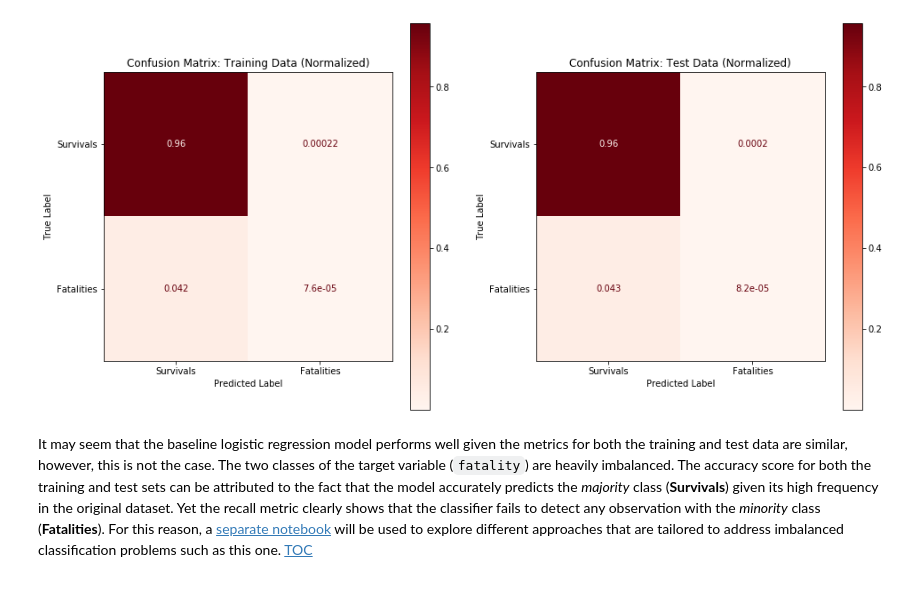
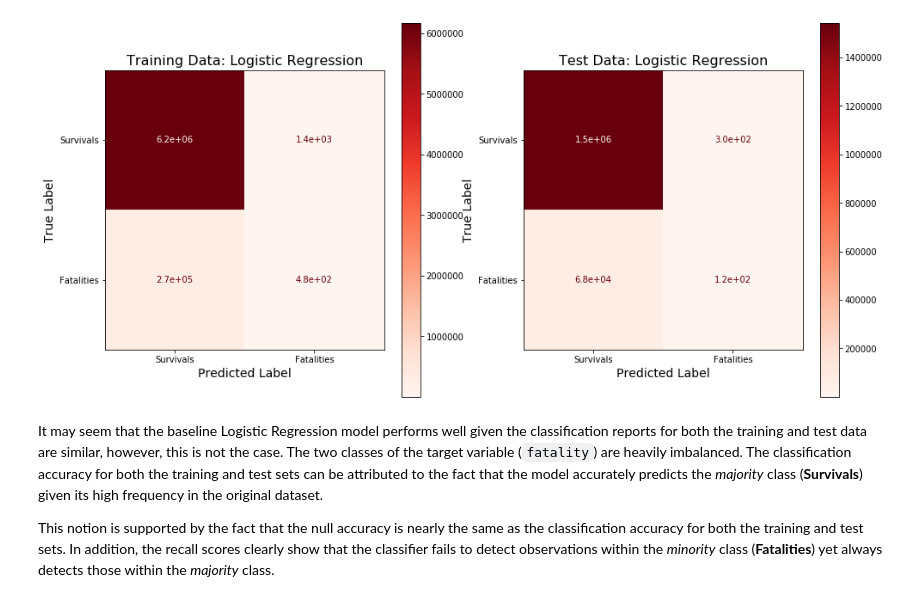
Before and after one commit to JD-Williams/Springboard, a Jupyter notebook: Capstones/Capstone 1/code/CP1-04a_MLA.ipynb, the cells around one changed output. Drawn from its saved outputs; the diff is of its cells as text; code cells hidden in the pictures.

Commit message:
Changed visualizations in CP1-04a

```diff
--- a/Capstones/Capstone 1/code/CP1-04a_MLA.ipynb
+++ b/Capstones/Capstone 1/code/CP1-04a_MLA.ipynb
@@ -277,10 +341,9 @@ Applying binary encoding increases the number of feature variables in the clean
-# %%
-# Split the binary encoded data into a training and test set
-X_train, X_test, y_train, y_test = train_test_split(X_bin, y_bin, test_size=0.25, random_state=1025)
 # %%
-# Instantiate a baseline logistic regression model
-lr = LogisticRegression(max_iter=10000)
+# Instantiate a baseline Logistic Regression classifier
+clf_lr = LogisticRegression(random_state=RANDOM_STATE,max_iter=10000)
 
 # Fit the model to the binary encoded dataset
-lr.fit(X_train,y_train)
+start_time = time.time()
+clf_lr.fit(X_train,y_train)
+print(f'Runtime: {time.time()-start_time:.4f} seconds')
 # %% [output]
@@ -293,0 +356,8 @@ LogisticRegression(C=1.0, class_weight=None, dual=False, fit_intercept=True,
+# %%
+# Instantiate a baseline Random Forest classifier
+clf_rf = RandomForestClassifier(random_state=RANDOM_STATE)
+
+# Fit the model to the binary encoded dataset
+start_time = time.time()
+clf_rf.fit(X_train,y_train)
+print(f'Runtime: {time.time()-start_time:.4f} seconds')
@@ -297,38 +423,23 @@ LogisticRegression(C=1.0, class_weight=None, dual=False, fit_intercept=True,
 # %%
-y_pred_training = lr.predict(X_train)
-y_pred_test = lr.predict(X_test)
-
-# Assessment metrics for training data
-print('TRAINING DATA\n')
-print('Accuracy score: {:.4f} (ylr, y_predict_training)'.format(accuracy_score(y_train, y_pred_training)))
-print('\n')
-print('Classification Report:')
-print(classification_report(y_train, y_pred_training))
-print('\n')
-
-# Assessment metrics for test data
-print('TEST DATA\n')
-print('Accuracy score: {:.4f} (ytestlr, y_predict_test)'.format(accuracy_score(y_test, y_pred_test)))
-print('\n')
-print('Classification Report:')
-print(classification_report(y_test, y_pred_test))
-
 # Normalized confusion matrix plot for training and test data
 y_class_names = ['Survivals','Fatalities']
 
-fig3B1, (ax3B1,ax3B2) = plt.subplots(1,2,figsize=(16,8),sharey=False)
-disp = plot_confusion_matrix(lr,X_train,y_train,normalize='all',
-                             ax=ax3B1,display_labels=y_class_names,cmap='Reds')
-ax3B1.set_title('Confusion Matrix: Training Data (Normalized)')
-ax3B1.set_xlabel('Predicted Label')
-ax3B1.set_ylabel('True Label')
+fig3D1, (ax3D1a,ax3D1b) = plt.subplots(1,2,figsize=(16,8))
 
-disp = plot_confusion_matrix(lr,X_test,y_test,normalize='all',
-                             ax=ax3B2,display_labels=y_class_names,cmap='Reds')
-ax3B2.set_title('Confusion Matrix: Test Data (Normalized)')
-ax3B2.set_xlabel('Predicted Label')
-ax3B2.set_ylabel('True Label')
+# Training Data: Logistic Regression
+disp = plot_confusion_matrix(clf_lr,X_train,y_train,#normalize='all',
+                             ax=ax3D1a,display_labels=y_class_names,cmap='Reds')
+ax3D1a.set_title('Training Data: Logistic Regression',size=16)
+ax3D1a.set_xlabel('Predicted Label',size=14)
+ax3D1a.set_ylabel('True Label',size=14)
 
-#plt.savefig('../graphics/CP1-04a_fig03B.png') # Export confusion matrix plot to PNG file
+# Test Data: Logistic Regression
+disp = plot_confusion_matrix(clf_lr,X_test,y_test,#normalize='all',
+                             ax=ax3D1b,display_labels=y_class_names,cmap='Reds')
+ax3D1b.set_title('Test Data: Logistic Regression',size=16)
+ax3D1b.set_xlabel('Predicted Label',size=14)
+ax3D1b.set_ylabel('True Label',size=14)
+
+#plt.savefig('../graphics/CP1-04a_fig03D1.png') # Export confusion matrix plot to PNG file
 plt.show()
 # %% [output]
@@ -352,3 +446,5 @@ weighted avg       0.93      0.96      0.94   1997007
-[figure, old version]
+[figure, new version]
 # %% [markdown]
-It may seem that the baseline logistic regression model performs well given the metrics for both the training and test data are similar, however, this is not the case. The two classes of the target variable (`fatality`) are heavily imbalanced. The accuracy score for both the training and test sets can be attributed to the fact that the model accurately predicts the _majority_ class (__Survivals__) given its high frequency in the original dataset. Yet the recall metric clearly shows that the classifier fails to detect any observation with the _minority_ class (__Fatalities__). For this reason, a [separate notebook](https://github.com/jdwill917/SB-DSCT-Repo/blob/master/Capstones/Capstone%201/code/CP1-04b_MLA.ipynb) will be used to explore different approaches that are tailored to address imbalanced classification problems such as this one. [TOC](#TOC)
+It may seem that the baseline Logistic Regression model performs well given the classification reports for both the training and test data are similar, however, this is not the case. The two classes of the target variable (`fatality`) are heavily imbalanced. The classification accuracy for both the training and test sets can be attributed to the fact that the model accurately predicts the <em>majority</em> class (<strong>Survivals</strong>) given its high frequency in the original dataset.
+
+<p>This notion is supported by the fact that the null accuracy is nearly the same as the classification accuracy for both the training and test sets. In addition, the recall scores clearly show that the classifier fails to detect observations within the <em>minority</em> class (<strong>Fatalities</strong>) yet always detects those within the <em>majority</em> class.</p>
```
Also changed, not shown: parts of 58 cells of this notebook.
